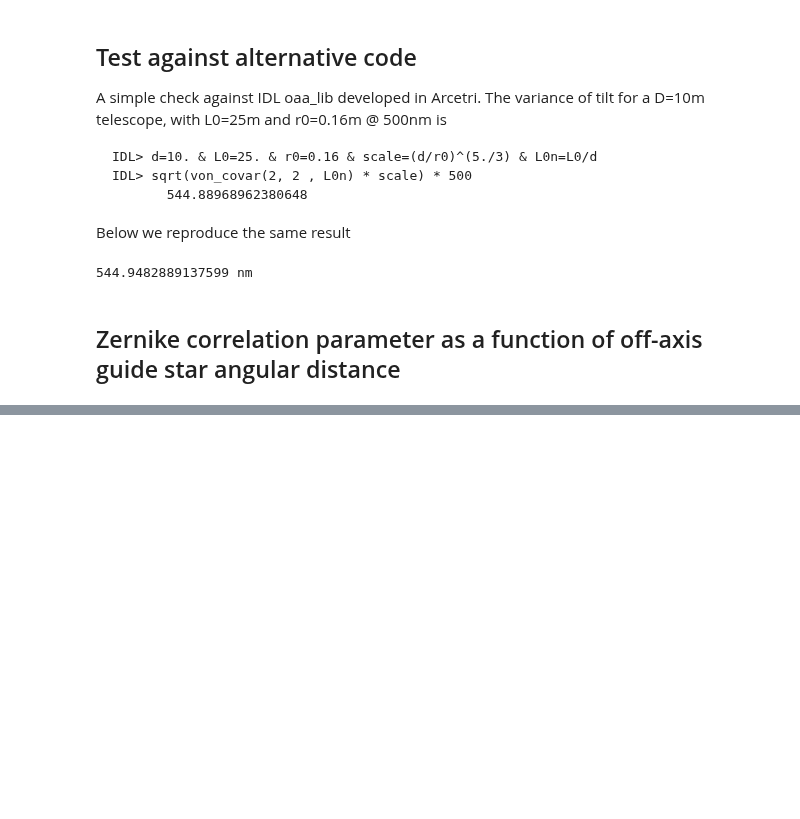
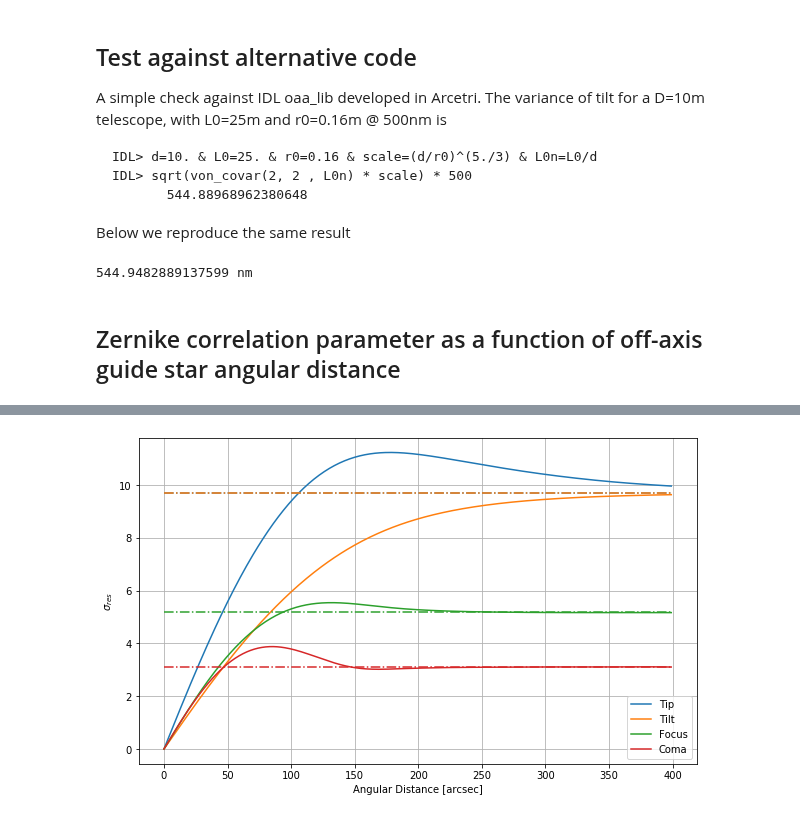
Before and after one commit to ArcetriAdaptiveOptics/arte, a Jupyter notebook: notebook/atmo/CPSD_examples.ipynb, the cells around one changed output, grey strips where cells are left out. Saved outputs shown, nothing was run; the diff lists cells and outputs as text; code cells hidden in the pictures; blank space fills up the shorter version.

```diff
--- a/notebook/atmo/CPSD_examples.ipynb
+++ b/notebook/atmo/CPSD_examples.ipynb
@@ -154,0 +162,33 @@ plt.show()
+# %%
+res22 = np.array([residualOfCorrectionUsingOffAxisGuideStar(corr, covOnOn22) for corr in correlation22])
+res33 = np.array([residualOfCorrectionUsingOffAxisGuideStar(corr, covOnOn33) for corr in correlation33])
+res44 = np.array([residualOfCorrectionUsingOffAxisGuideStar(corr, covOnOn44) for corr in correlation44])
+res88 = np.array([residualOfCorrectionUsingOffAxisGuideStar(corr, covOnOn88) for corr in correlation88])
+
+saturationRes22 = np.ones(distances.shape)*residualOfCorrectionUsingOffAxisGuideStar(0, covOnOn22)
+saturationRes33 = np.ones(distances.shape)*residualOfCorrectionUsingOffAxisGuideStar(0, covOnOn33)
+saturationRes44 = np.ones(distances.shape)*residualOfCorrectionUsingOffAxisGuideStar(0, covOnOn44)
+saturationRes88 = np.ones(distances.shape)*residualOfCorrectionUsingOffAxisGuideStar(0, covOnOn88)
+
+
+cycle = plt.rcParams['axes.prop_cycle'].by_key()['color']
+plt.rcParams["figure.figsize"] = (10,6)
+
+plt.plot(distances, np.real(res22), label='Tip', color=cycle[0])
+plt.plot(distances, np.real(saturationRes22), '-.', color=cycle[0])
+
+plt.plot(distances, np.real(res33), label='Tilt', color=cycle[1])
+plt.plot(distances, np.real(saturationRes33), '-.', color=cycle[1])
+
+plt.plot(distances, np.real(res44), label='Focus', color=cycle[2])
+plt.plot(distances, np.real(saturationRes44), '-.', color=cycle[2])
+
+plt.plot(distances, np.real(res88), label='Coma', color=cycle[3])
+plt.plot(distances, np.real(saturationRes88), '-.', color=cycle[3])
+plt.xlabel('Angular Distance [arcsec]')
+plt.ylabel('$\sigma_{res}$')
+plt.legend()
+plt.grid()
+plt.show()
+# %% [output]
+[figure, added]
```
Also changed, not shown: parts of 7 cells of this notebook.
